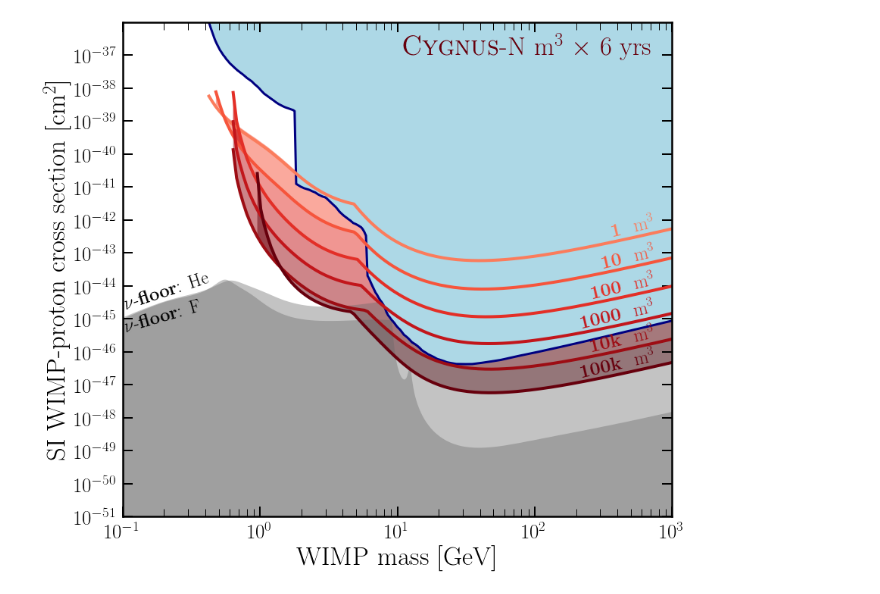
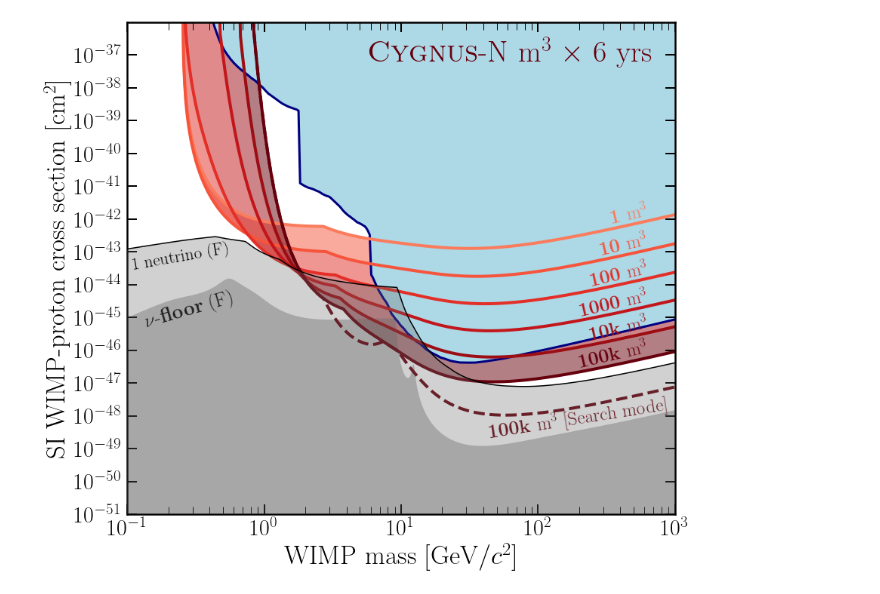
Before and after one commit to cajohare/CYGNUS, a Jupyter notebook: python/Plot_CYGNUS_timeline.ipynb, the cells around one changed output. Saved outputs shown, nothing was run; the diff lists cells and outputs as text; code cells hidden in the pictures.

```diff
--- a/python/Plot_CYGNUS_timeline.ipynb
+++ b/python/Plot_CYGNUS_timeline.ipynb
@@ -13,13 +13,28 @@ xmax = 1.0e3
 ymax = 1.0e-36
 ymin = 1.0e-51
 
-nu_Xe = loadtxt("../data/WIMPLimits/SI/nufloor-Xe.txt")
+# nu_Xe = loadtxt("../data/WIMPLimits/SI/nufloor-Xe.txt")
+#nu_F = loadtxt("../data/WIMPLimits/SI/nufloor-F.txt")
+# nu_He = loadtxt("../data/WIMPLimits/SI/nuFloorSimple-He.txt")
+# plt.text(0.1,1.7e-45,r"$\nu$-{\bf floor}: F",fontsize=24,rotation=16,color="k")
+# plt.text(0.1,1.2e-44,r"$\nu$-{\bf floor}: He",fontsize=24,rotation=18,color="k")
+#plt.fill_between(nu_F[:,0], nu_F[:,1], y2=ymin,facecolor='dimgrey',alpha=0.4)
+# plt.fill_between(nu_He[0,:], nu_He[1,:], y2=ymin,facecolor='dimgrey',alpha=0.4)
+
+
 nu_F = loadtxt("../data/WIMPLimits/SI/nufloor-F.txt")
-nu_He = loadtxt("../data/WIMPLimits/SI/nuFloorSimple-He.txt")
-plt.text(0.1,1.7e-45,r"$\nu$-{\bf floor}: F",fontsize=24,rotation=16,color="k")
-plt.text(0.1,1.2e-44,r"$\nu$-{\bf floor}: He",fontsize=24,rotation=18,color="k")
+plt.text(0.13,0.5e-45,r"$\nu$-{\bf floor} (F)",fontsize=26,rotation=16,color="k")
 plt.fill_between(nu_F[:,0], nu_F[:,1], y2=ymin,facecolor='dimgrey',alpha=0.4)
-plt.fill_between(nu_He[0,:], nu_He[1,:], y2=ymin,facecolor='dimgrey',alpha=0.4)
+
+# Nufloor
+#plt.gcf().text(0.13,0.54,r'{\bf Helium} (1$\nu$)',color='k',fontsize=22,rotation=10)
+plt.gcf().text(0.13,0.5,r'1 neutrino (F)',color='k',fontsize=23,rotation=10)
+nu_F = loadtxt("../data/WIMPLimits/SI/NuFloor_1event_F.txt")
+nu_He = loadtxt("../data/WIMPLimits/SI/NuFloor_1event_He.txt")
+#ax.plot(nu_He[:,0], nu_He[:,1]/2.2,'-',lw=1.5,color='k',zorder=0)
+ax.plot(nu_F[:,0], nu_F[:,1]/2.2,'-',lw=1.5,color='k',zorder=12)
+#ax.fill_between(nu_He[:,0], nu_He[:,1]/2.2, y2=1.0e-51,facecolor='dimgrey',alpha=0.3,zorder=5)
+ax.fill_between(nu_F[:,0], nu_F[:,1]/2.2, y2=1.0e-51,facecolor='dimgrey',alpha=0.3,zorder=5)
 
 
 # Expt limits
@@ -29,48 +44,60 @@ plt.plot(AllLimits[:,0], AllLimits[:,1],color='navy',linewidth=3)
 
 
 
+
+
 cols = (cm.Reds(linspace(0,1,10)))
 ist = 4
-
 labs = array(['1','10','100','1000','10k','100k'])
-
 CYGNUS = loadtxt("../data/CYGNUS10-timeline.txt")
-m = logspace(-1,4.0,200)
+m = CYGNUS[0,6:]
+nm = size(m)
+CYGNUS = CYGNUS[1:,:]
+CYGNUS[CYGNUS==0] = 1e-35
 for i in range(0,6):
-    sig1 = CYGNUS[i,6:]/1.2
-    sig1[sig1==0.0] = nan
+    sig1 = CYGNUS[i,6:]/1.5
+    #sig1[sig1==0.0] = nan
     plt.plot(m,sig1,color=cols[i+ist,:],linewidth=4)
-    plt.text(m[155],sig1[155]*3.5,r'{\bf '+labs[i]+r' } m$^3$',color=cols[i+ist,:],fontsize=25,rotation=13
+    plt.text(m[int(nm*0.95)],sig1[int(nm*0.95)]*3.5,r'{\bf '+labs[i]+r' }m$^3$',color=cols[i+ist,:],fontsize=25,rotation=13
             ,horizontalalignment='right',verticalalignment='top')
 
-sig0 = CYGNUS[0,6:]
+sig1 = minimum(sig1,CYGNUS[-1,6:]/1.5)
+plt.plot(m,sig1,'--',color=cols[i+ist,:],linewidth=4)
+plt.text(m[int(nm*0.99)],sig1[int(nm*0.99)]/1.5,r'{\bf '+labs[i]+r' }m$^3$ [Search mode]',color=cols[i+ist,:],fontsize=25,rotation=9
+        ,horizontalalignment='right',verticalalignment='top')
+
+sig0 = CYGNUS[0,6:]/1.5
 sig0[sig0==0.0] = nan
 for i in range(1,6):
-    sig1 = CYGNUS[i,6:]/1.2
+    sig1 = CYGNUS[i,6:]/1.5
     sig1[sig1==0.0] = nan
     plt.fill_between(m,sig1,y2=sig0,facecolor=cols[i+ist,:],alpha=0.5,linewidth=4,zorder=0)
     sig0 = sig1
 
-plt.gcf().text(0.52,0.83,r'\textsc{Cygnus}-N m$^3$ $\times$ 6 yrs',fontsize=35,color=cols[-1,:])
+plt.gcf().text(0.87,0.82,r'\textsc{Cygnus}-N m$^3$ $\times$ 6 yrs',fontsize=40,color=cols[-1,:],ha='right')
+
+
+
+
+
+
+
 
 # Labels
-plt.xlabel(r"WIMP mass [GeV]",fontsize=35)
+plt.xlabel(r"WIMP mass [GeV$/c^{2}$]",fontsize=35)
 plt.ylabel(r"SI WIMP-proton cross section [cm$^2$]",fontsize=35)
 
-#leg1 = ax.legend(fontsize=27,frameon=True,loc="lower left",framealpha=0.5,ncol=2,columnspacing=0.5)
-#leg1.get_frame().set_linewidth(3)
-#leg1.get_frame().set_edgecolor("k")
 
 # Style
 plt.yscale('log')
 plt.xscale('log')
 ax.set_xlim(left=xmin, right=xmax)
 ax.set_ylim(bottom=ymin, top=ymax)
-plt.xticks(fontsize=27)
-plt.yticks(10.0**arange(log10(ymin),log10(ymax),1),fontsize=27)
+plt.xticks(fontsize=30)
+plt.yticks(10.0**arange(log10(ymin),log10(ymax),1),fontsize=30)
 ax.tick_params(which='major',direction='in',width=2,length=13,right=True,top=True,pad=7)
 ax.tick_params(which='minor',direction='in',width=1,length=10,right=True,top=True)
 plt.show()
 fig.savefig('../plots/CYGNUS-timeline.pdf',bbox_inches='tight')
 # %% [output]
-[figure, old version]
+[figure, new version]
```
Also changed, not shown: parts of 2 cells of this notebook, 42 other files.
